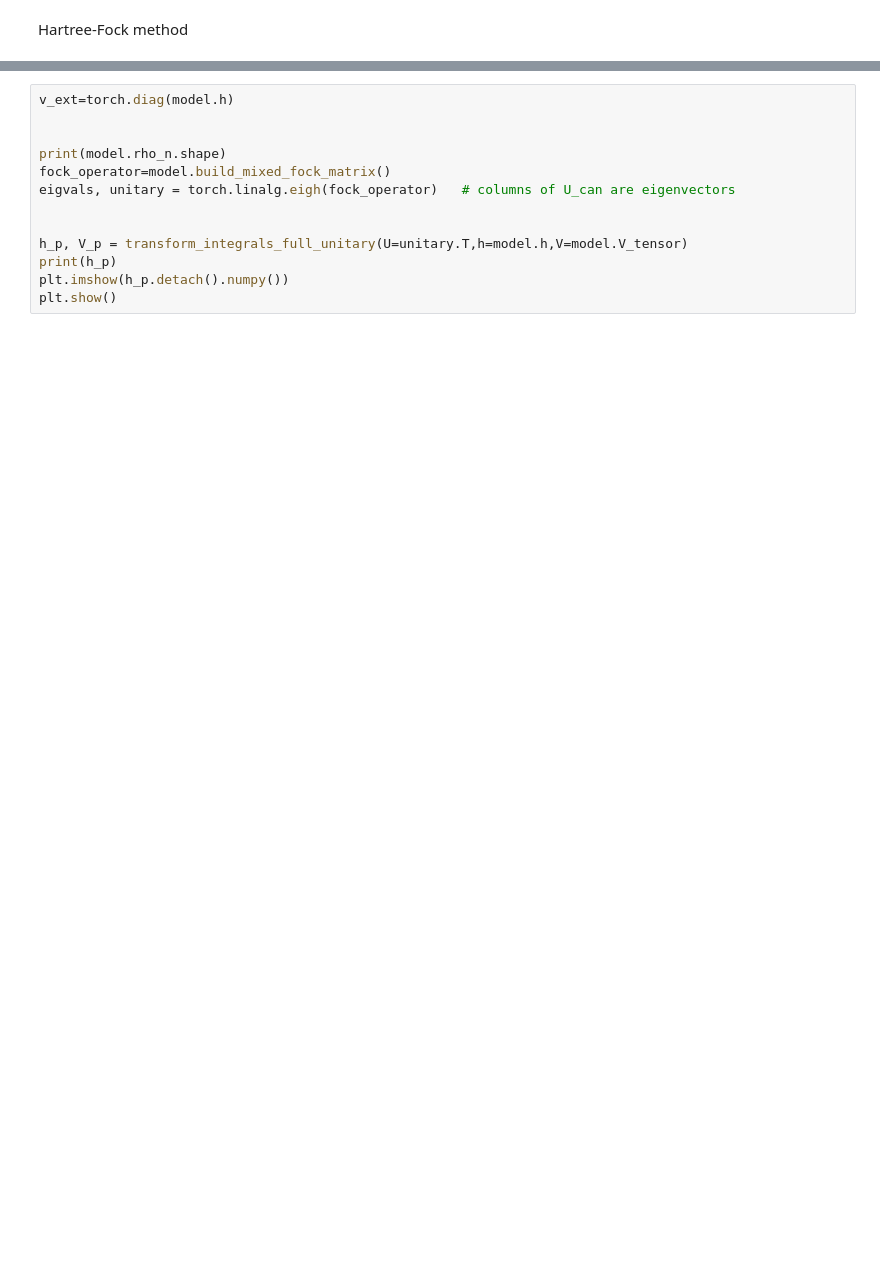
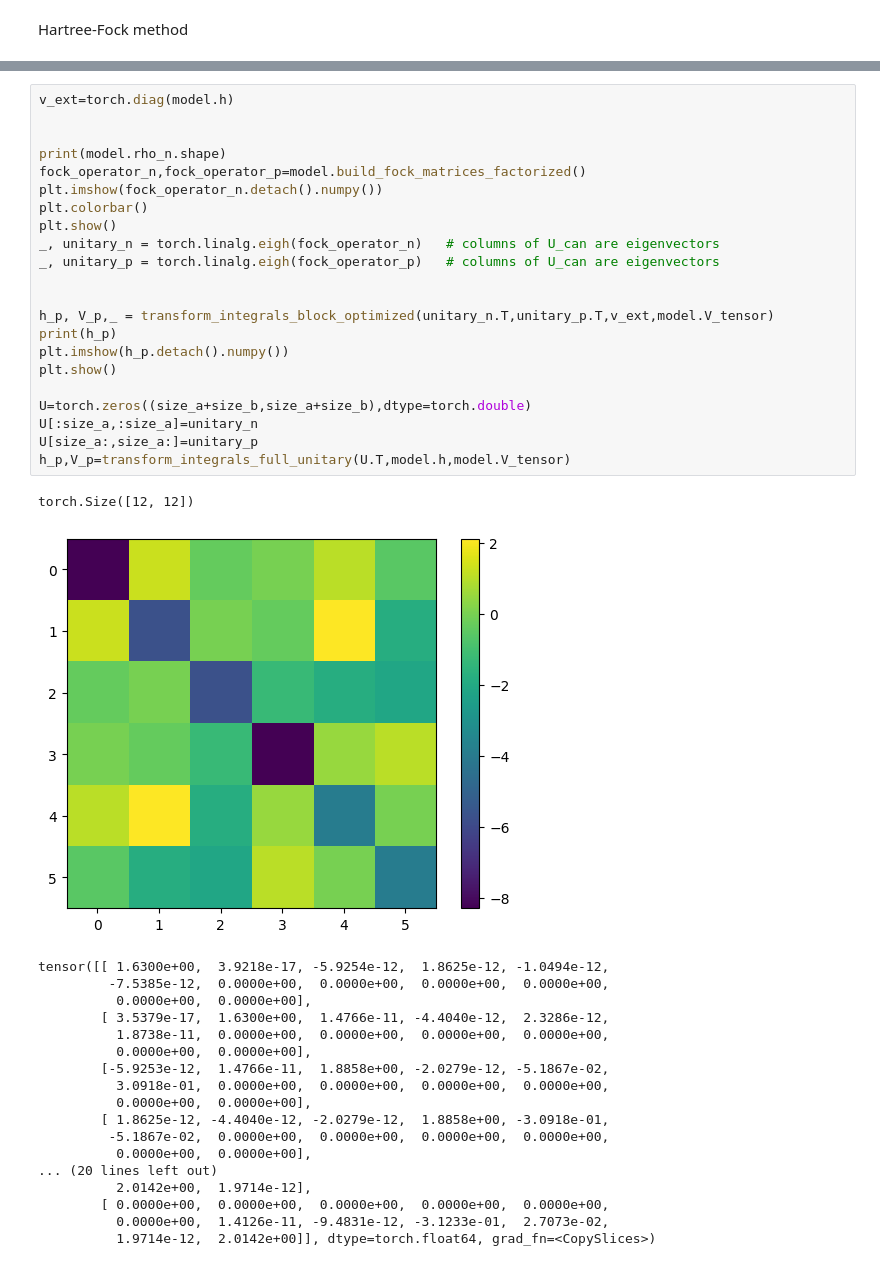
Before and after one commit to emacosta95/3rdQA4NSM, a Jupyter notebook: HartreeFock.ipynb, the cells around one changed output, grey strips where cells are left out. Cells and saved outputs as stored; diff of their text form; blank space fills up the shorter version.

```diff
--- a/HartreeFock.ipynb
+++ b/HartreeFock.ipynb
@@ -112,13 +112,42 @@ plt.show()
 # %%
 v_ext=torch.diag(model.h)
 
 
 print(model.rho_n.shape)
-fock_operator=model.build_mixed_fock_matrix()
-eigvals, unitary = torch.linalg.eigh(fock_operator)   # columns of U_can are eigenvectors
+fock_operator_n,fock_operator_p=model.build_fock_matrices_factorized()
+plt.imshow(fock_operator_n.detach().numpy())
+plt.colorbar()
+plt.show()
+_, unitary_n = torch.linalg.eigh(fock_operator_n)   # columns of U_can are eigenvectors
+_, unitary_p = torch.linalg.eigh(fock_operator_p)   # columns of U_can are eigenvectors
 
 
-h_p, V_p = transform_integrals_full_unitary(U=unitary.T,h=model.h,V=model.V_tensor)
+h_p, V_p,_ = transform_integrals_block_optimized(unitary_n.T,unitary_p.T,v_ext,model.V_tensor)
 print(h_p)
 plt.imshow(h_p.detach().numpy())
 plt.show()
+
+U=torch.zeros((size_a+size_b,size_a+size_b),dtype=torch.double)
+U[:size_a,:size_a]=unitary_n
+U[size_a:,size_a:]=unitary_p
+h_p,V_p=transform_integrals_full_unitary(U.T,model.h,model.V_tensor)
+# %% [output]
+torch.Size([12, 12])
+[figure, added]
+tensor([[ 1.6300e+00,  3.9218e-17, -5.9254e-12,  1.8625e-12, -1.0494e-12,
+         -7.5385e-12,  0.0000e+00,  0.0000e+00,  0.0000e+00,  0.0000e+00,
+          0.0000e+00,  0.0000e+00],
+        [ 3.5379e-17,  1.6300e+00,  1.4766e-11, -4.4040e-12,  2.3286e-12,
+          1.8738e-11,  0.0000e+00,  0.0000e+00,  0.0000e+00,  0.0000e+00,
+          0.0000e+00,  0.0000e+00],
+        [-5.9253e-12,  1.4766e-11,  1.8858e+00, -2.0279e-12, -5.1867e-02,
+          3.0918e-01,  0.0000e+00,  0.0000e+00,  0.0000e+00,  0.0000e+00,
+          0.0000e+00,  0.0000e+00],
+        [ 1.8625e-12, -4.4040e-12, -2.0279e-12,  1.8858e+00, -3.0918e-01,
+         -5.1867e-02,  0.0000e+00,  0.0000e+00,  0.0000e+00,  0.0000e+00,
+          0.0000e+00,  0.0000e+00],
+... (20 lines left out)
+          2.0142e+00,  1.9714e-12],
+        [ 0.0000e+00,  0.0000e+00,  0.0000e+00,  0.0000e+00,  0.0000e+00,
+          0.0000e+00,  1.4126e-11, -9.4831e-12, -3.1233e-01,  2.7073e-02,
+          1.9714e-12,  2.0142e+00]], dtype=torch.float64, grad_fn=<CopySlices>)
```
Also changed, not shown: parts of 11 cells of this notebook, 2 other files.
